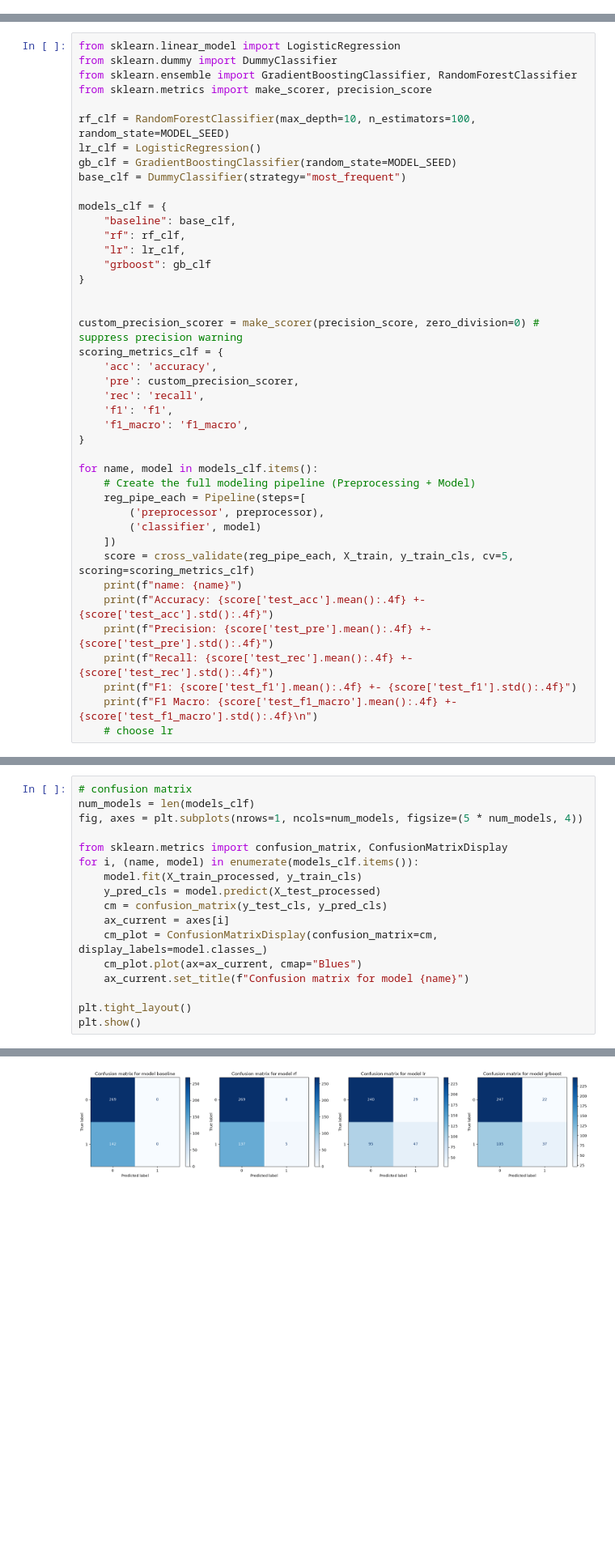
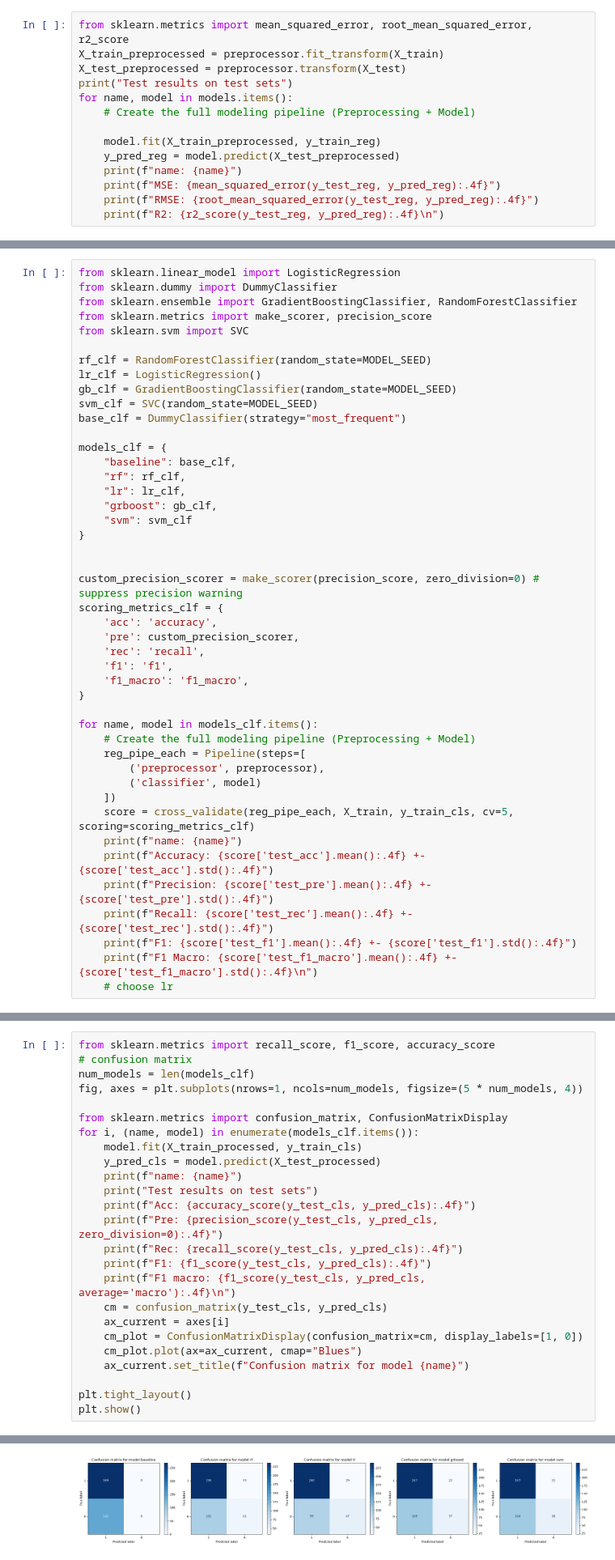
Before and after one commit to NhatHuyNguyen/3312605-dsts11523-final-project, a Jupyter notebook: part_a/src/part_a.ipynb, the cells around one changed output, grey strips where cells are left out. Shown at 81% size. Saved outputs shown, nothing was run; the diff lists cells and outputs as text; blank space fills up the shorter version.

Commit message:
add svm classifier

```diff
--- a/part_a/src/part_a.ipynb
+++ b/part_a/src/part_a.ipynb
@@ -508,3 +510,17 @@ name: grboost
 MSE: 0.1954 +- 0.0206
 RMSE: 0.4414 +- 0.0230
 R2: 0.1044 +- 0.0483
+# %%
+from sklearn.metrics import mean_squared_error, root_mean_squared_error, r2_score
+X_train_preprocessed = preprocessor.fit_transform(X_train)
+X_test_preprocessed = preprocessor.transform(X_test)
+print("Test results on test sets")
+for name, model in models.items():
+    # Create the full modeling pipeline (Preprocessing + Model)
+
+    model.fit(X_train_preprocessed, y_train_reg)
+    y_pred_reg = model.predict(X_test_preprocessed)
+    print(f"name: {name}")
+    print(f"MSE: {mean_squared_error(y_test_reg, y_pred_reg):.4f}")
+    print(f"RMSE: {root_mean_squared_error(y_test_reg, y_pred_reg):.4f}")
+    print(f"R2: {r2_score(y_test_reg, y_pred_reg):.4f}\n")
@@ -578,17 +626,20 @@ from sklearn.linear_model import LogisticRegression
 from sklearn.dummy import DummyClassifier
 from sklearn.ensemble import GradientBoostingClassifier, RandomForestClassifier
 from sklearn.metrics import make_scorer, precision_score
+from sklearn.svm import SVC
 
-rf_clf = RandomForestClassifier(max_depth=10, n_estimators=100, random_state=MODEL_SEED)
+rf_clf = RandomForestClassifier(random_state=MODEL_SEED)
 lr_clf = LogisticRegression()
 gb_clf = GradientBoostingClassifier(random_state=MODEL_SEED)
+svm_clf = SVC(random_state=MODEL_SEED)
 base_clf = DummyClassifier(strategy="most_frequent")
 
 models_clf = {
     "baseline": base_clf,
     "rf": rf_clf,
     "lr": lr_clf,
-    "grboost": gb_clf
+    "grboost": gb_clf,
+    "svm": svm_clf
 }
 
 
@@ -636,4 +687,5 @@ F1 Macro: 0.5403 +- 0.0246
 # %%
+from sklearn.metrics import recall_score, f1_score, accuracy_score
 # confusion matrix
 num_models = len(models_clf)
 fig, axes = plt.subplots(nrows=1, ncols=num_models, figsize=(5 * num_models, 4))
@@ -642,9 +694,16 @@ from sklearn.metrics import confusion_matrix, ConfusionMatrixDisplay
 for i, (name, model) in enumerate(models_clf.items()):
     model.fit(X_train_processed, y_train_cls)
     y_pred_cls = model.predict(X_test_processed)
+    print(f"name: {name}")
+    print("Test results on test sets")
+    print(f"Acc: {accuracy_score(y_test_cls, y_pred_cls):.4f}")
+    print(f"Pre: {precision_score(y_test_cls, y_pred_cls, zero_division=0):.4f}")
+    print(f"Rec: {recall_score(y_test_cls, y_pred_cls):.4f}")
+    print(f"F1: {f1_score(y_test_cls, y_pred_cls):.4f}")
+    print(f"F1 macro: {f1_score(y_test_cls, y_pred_cls, average='macro'):.4f}\n")
     cm = confusion_matrix(y_test_cls, y_pred_cls)
     ax_current = axes[i]
-    cm_plot = ConfusionMatrixDisplay(confusion_matrix=cm, display_labels=model.classes_)
+    cm_plot = ConfusionMatrixDisplay(confusion_matrix=cm, display_labels=[1, 0])
     cm_plot.plot(ax=ax_current, cmap="Blues")
     ax_current.set_title(f"Confusion matrix for model {name}")
 
@@ -654,4 +730,4 @@ plt.show()
-[figure, old version]
+[figure, new version]
 # %%
 # A8: PCA
 from sklearn.decomposition import PCA
```
Also changed, not shown: parts of 6 cells of this notebook.
